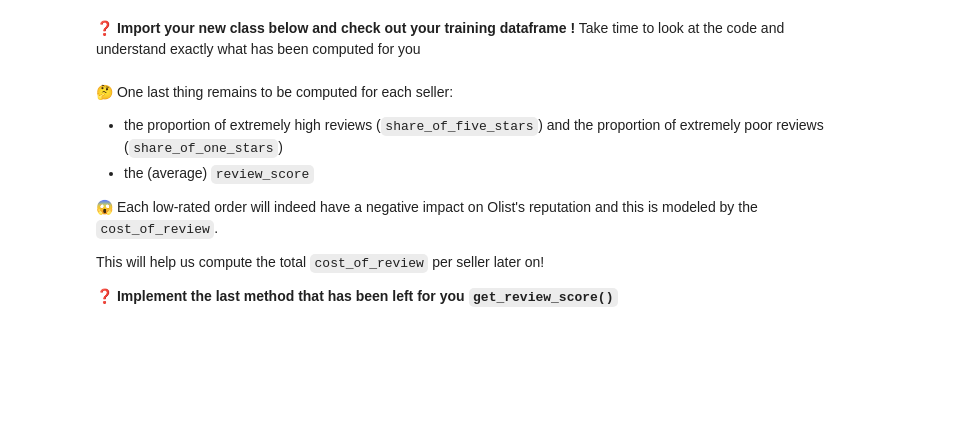
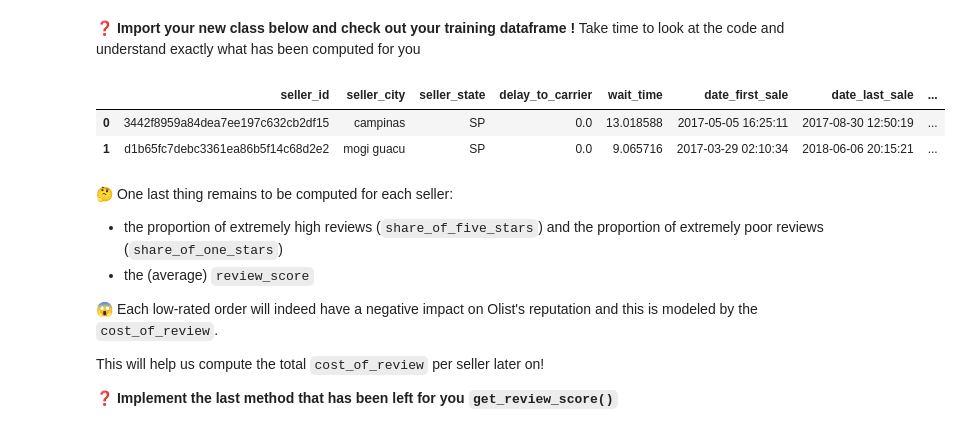
Before and after one commit to nusero92/data-sellers, a Jupyter notebook: sellers.ipynb, the cells around one changed output. Saved outputs shown, nothing was run; the diff lists cells and outputs as text; code cells hidden in the pictures; blank space fills up the shorter version.

```diff
--- a/sellers.ipynb
+++ b/sellers.ipynb
@@ -61,3 +59,12 @@ In a process similar to `order.py`, we have coded for you the module `olist/sell
+# %%
+from olist.seller import Seller
+seller = Seller()
+sellers = seller.get_training_data()
+sellers.head(2)
+# %% [output]
+|  | seller_id | seller_city | seller_state | delay_to_carrier | wait_time | date_first_sale | date_last_sale | ... |
+| 0 | 3442f8959a84dea7ee197c632cb2df15 | campinas | SP | 0.0 | 13.018588 | 2017-05-05 16:25:11 | 2017-08-30 12:50:19 | ... |
+| 1 | d1b65fc7debc3361ea86b5f14c68d2e2 | mogi guacu | SP | 0.0 | 9.065716 | 2017-03-29 02:10:34 | 2018-06-06 20:15:21 | ... |
 # %% [markdown]
 🤔 One last thing remains to be computed for each seller:
 * the proportion of extremely high reviews (`share_of_five_stars`) and the proportion of extremely poor reviews (`share_of_one_stars`)
```
Also changed, not shown: parts of 16 cells of this notebook.
